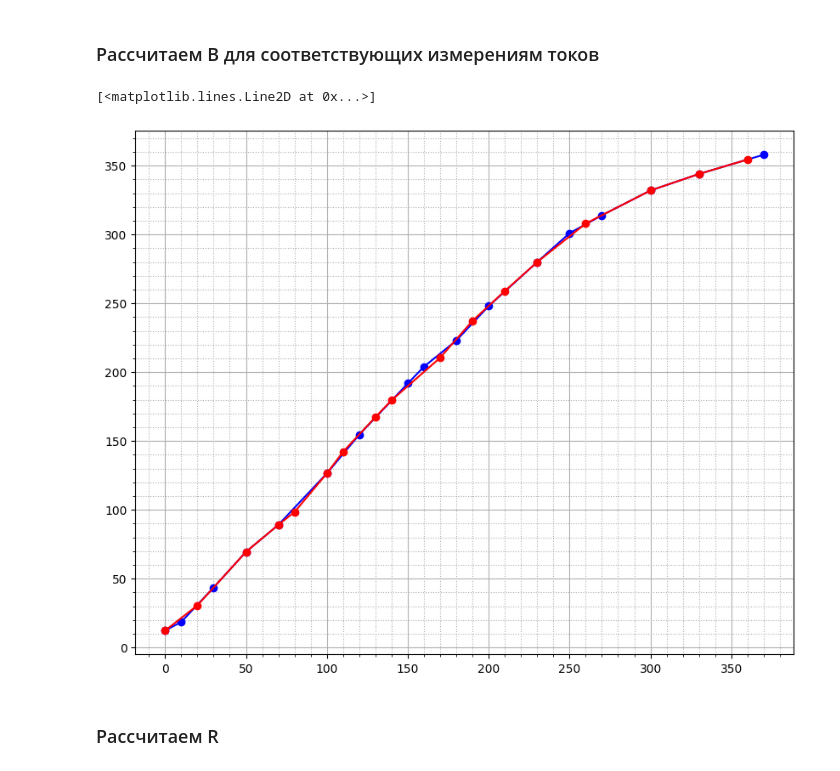
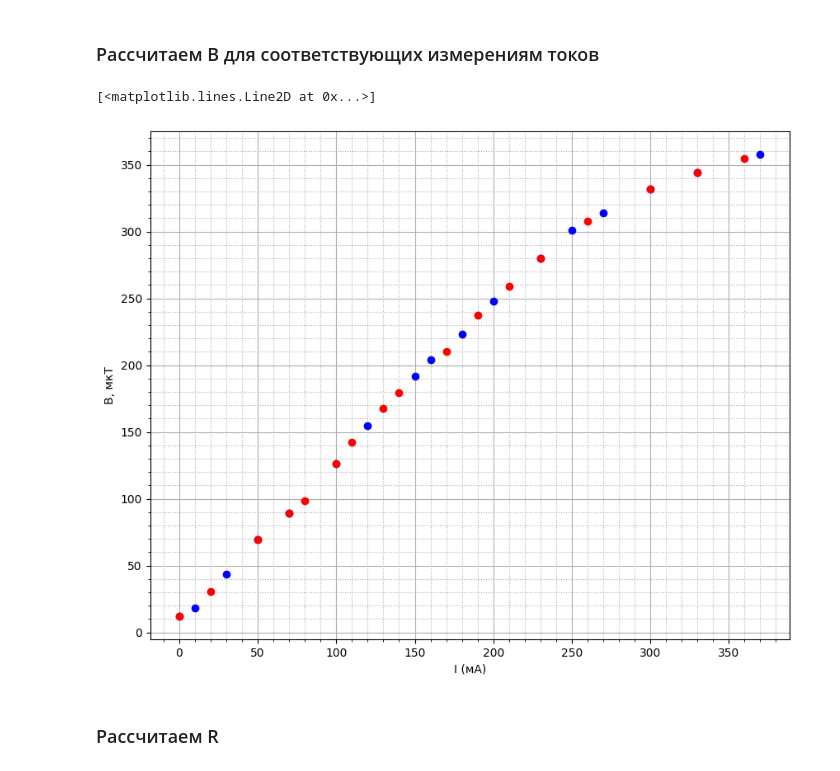
Before and after one commit to alexzhelyapov1/labs_mipt, a Jupyter notebook: 3.3.6/graph.ipynb, the cells around one changed output. Saved outputs shown, nothing was run; the diff lists cells and outputs as text; code cells hidden in the pictures.

```diff
--- a/3.3.6/graph.ipynb
+++ b/3.3.6/graph.ipynb
@@ -13,8 +15,8 @@ df_calibration["I"] = np.array([0, 10, 30, 50, 70, 100, 120, 150, 160, 180, 200,
 df_calibration["B"] = np.array([12.28, 18.55, 43.6, 69.5, 89.1, 126.5, 154.6, 191.8, 204, 223, 248, 280, 301, 314, 332, 344, 358])  #mT
 
 df_calibration["sigmaI"] = np.array([5 for i in range(len(df_calibration["I"]))])
-df_calibration["sigmaB"] = np.array([1 for i in range(len(df_calibration["B"]))])
-print(df_calibration)
+df_calibration["sigmaB"] = np.array([2 for i in range(len(df_calibration["B"]))])
 
 print("Len 1 = %d, len 2 = %d" %(len(df_calibration["I"]), len(df_calibration["B"])))
+# df_calibration
 # %% [output]
@@ -44,9 +28,9 @@ df_corbino = pd.DataFrame()
 df_corbino["I"] = np.array([0, 10, 20, 40, 70, 90, 100, 130, 150, 160, 200, 230, 250, 280, 310, 350, 360])
 df_corbino["U"] = np.array([780, 793, 814, 896, 1030, 1162, 1225, 1493, 1720, 1877, 2313, 2642, 2848, 3128, 3317, 3524, 3556])      # delta U in mkV
 
-df_corbino["sigmaI"] = np.array([1 for i in range(len(df_corbino["I"]))])
-df_corbino["sigmaU"] = np.array([1 for i in range(len(df_corbino["U"]))])
-print(df_corbino)
+df_corbino["sigmaI"] = np.array([5 for i in range(len(df_corbino["I"]))])
+df_corbino["sigmaU"] = np.array([2 for i in range(len(df_corbino["U"]))])
 
 print("Len 1 = %d, len 2 = %d" %(len(df_corbino["I"]), len(df_corbino["U"])))
+# df_corbino
 # %% [output]
@@ -76,9 +42,9 @@ df_plate1 = pd.DataFrame()
 df_plate1["I"] = np.array([0, 20, 50, 70, 80, 100, 110, 130, 140, 170, 190, 210, 230, 260, 300, 330, 360])
 df_plate1["U"] = np.array([690, 696, 740, 760, 790, 837, 873, 907, 994, 1018, 1080, 1135, 1168, 1240, 1303, 1340, 1366])
 
-df_plate1["sigmaI"] = np.array([1 for i in range(len(df_plate1["I"]))])
-df_plate1["sigmaU"] = np.array([1 for i in range(len(df_plate1["U"]))])
-print(df_plate1)
+df_plate1["sigmaI"] = np.array([5 for i in range(len(df_plate1["I"]))])
+df_plate1["sigmaU"] = np.array([2 for i in range(len(df_plate1["U"]))])
 
 print("Len 1 = %d, len 2 = %d" %(len(df_plate1["I"]), len(df_plate1["U"])))
+# df_plate1
 # %% [output]
@@ -108,9 +56,8 @@ df_plate2 = pd.DataFrame()
 df_plate2["I"] = np.array([0, 10, 30, 50, 80, 90, 110, 140, 160, 180, 200, 230, 240, 250, 270, 290, 320, 350])
 df_plate2["U"] = np.array([685, 690, 721, 733, 762, 773, 786, 820, 842, 870, 892, 920, 932, 942, 963, 975, 993, 1010])
 
-df_plate2["sigmaI"] = np.array([1 for i in range(len(df_plate2["I"]))])
-df_plate2["sigmaU"] = np.array([1 for i in range(len(df_plate2["U"]))])
-print(df_plate2)
-
+df_plate2["sigmaI"] = np.array([5 for i in range(len(df_plate2["I"]))])
+df_plate2["sigmaU"] = np.array([2 for i in range(len(df_plate2["U"]))])
 print("Len 1 = %d, len 2 = %d" %(len(df_plate2["I"]), len(df_plate2["U"])))
+# df_plate2
 # %% [output]
@@ -162,36 +90,38 @@ ax.errorbar(df_calibration["I"], df_calibration["B"], xerr=df_calibration["sigma
 # %%
 def b_by_i(df):
     df["B"] = np.array([0 for i in range(len(df["I"]))])
     for i in range(len(df["I"])):
         for j in range(len(df_calibration["I"]) - 1):
             if (df_calibration["I"][j] >= df["I"][i] or j == len(df_calibration) - 2):
                 k = (df_calibration["B"][j+1] - df_calibration["B"][j]) / (df_calibration["I"][j+1] - df_calibration["I"][j])
                 df["B"][i] = df_calibration["B"][j] + k * (df["I"][i] - df_calibration["I"][j])
                 break
 
 
 b_by_i(df_corbino)
 b_by_i(df_plate1)
 b_by_i(df_plate2)
 
 
 # print('corbino\n', df_corbino)
 # print('plate 1\n', df_plate1)
 # print('plate 2\n', df_plate2)
 
 # Check results
 # ---------------------------------------------------------------------------------
 fig, ax = plt.subplots(figsize = (10, 8))
 ax.minorticks_on()
+ax.set_ylabel("B, мкT")
+ax.set_xlabel("I (мA)")
 ax.grid(which = 'major')
 ax.grid(which = 'minor', linestyle = ':')
 
-ax.plot(df_calibration["I"], df_calibration["B"], '-o', color='blue')
-ax.plot(df_plate1["I"], df_plate1["B"], '-o', color='red')
+ax.plot(df_calibration["I"], df_calibration["B"], 'o', color='blue')
+ax.plot(df_plate1["I"], df_plate1["B"], 'o', color='red')
 # ---------------------------------------------------------------------------------
 # %% [output]
 [<matplotlib.lines.Line2D at 0x...>]
-[figure, old version]
+[figure, new version]
 # %% [markdown]
 ### Рассчитаем R
 # %%
```
Also changed, not shown: parts of 11 cells of this notebook.
